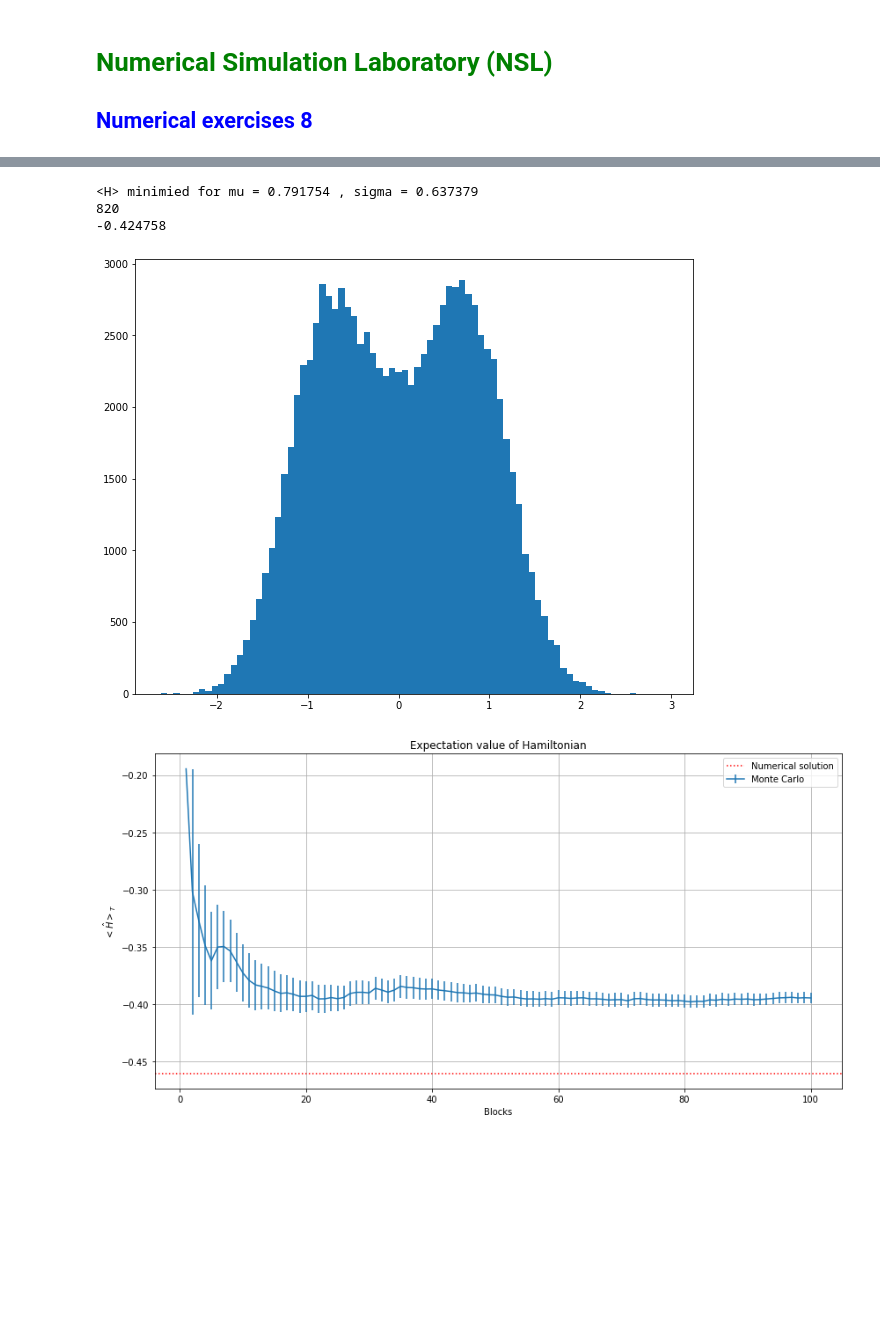
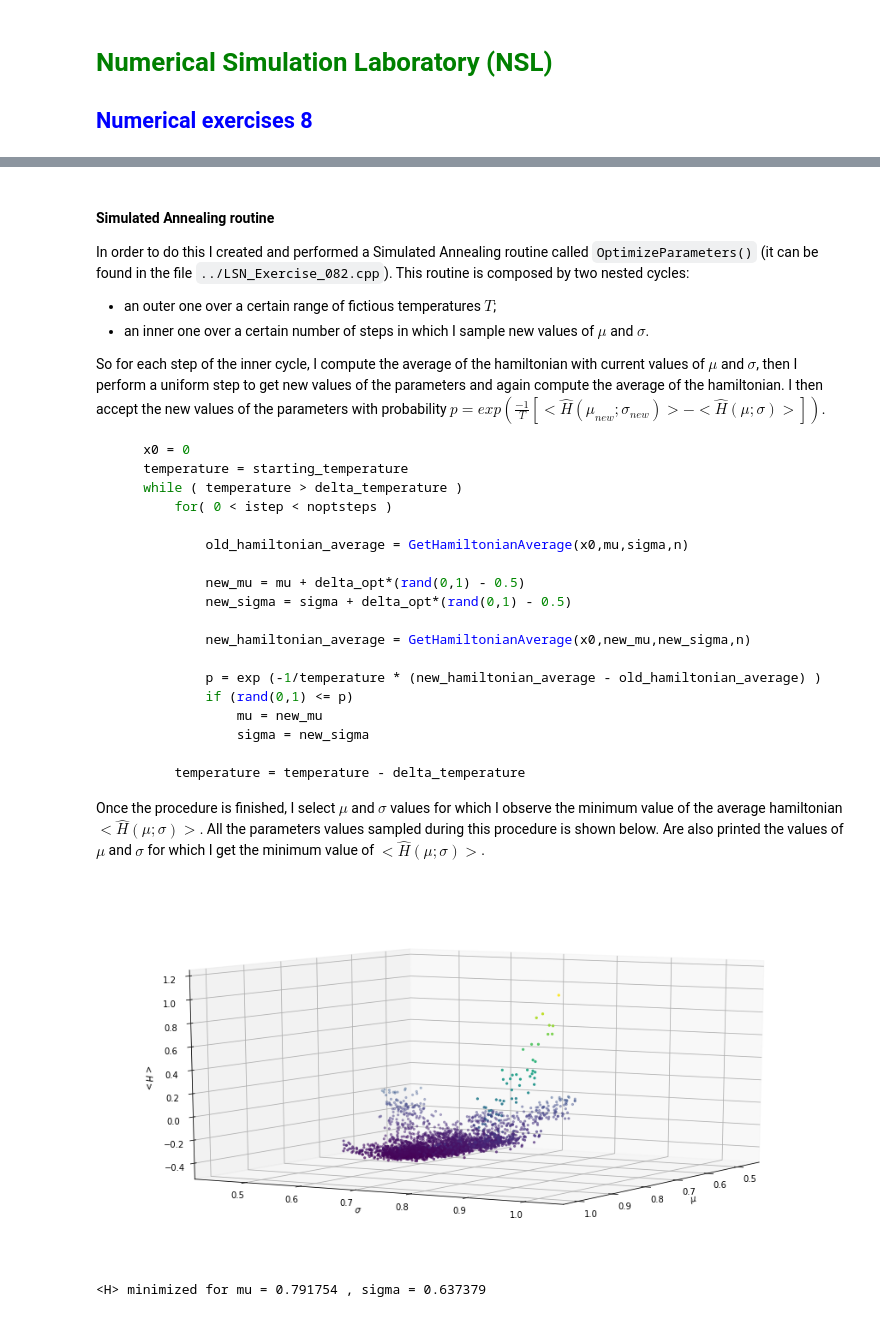
Before and after one commit to mattbona/numerical-simulation-laboratory, a Jupyter notebook: NSL-08/notebook/LSN_Exercises_08.ipynb, the cells around one changed output, grey strips where cells are left out. Saved outputs shown, nothing was run; the diff lists cells and outputs as text; code cells hidden in the pictures; blank space fills up the shorter version.

````diff
--- a/NSL-08/notebook/LSN_Exercises_08.ipynb
+++ b/NSL-08/notebook/LSN_Exercises_08.ipynb
@@ -4,42 +32,52 @@
+# %% [markdown]
+#### Simulated Annealing routine
+
+In order to do this I created and performed a Simulated Annealing routine called `OptimizeParameters()` (it can be found in the file `../LSN_Exercise_082.cpp`).
+This routine is composed by two nested cycles:
+- an outer one over a certain range of fictious temperatures $T$;
+- an inner one over a certain number of steps in which I sample new values of $\mu$ and $\sigma$.
+
+So for each step of the inner cycle, I compute the average of the hamiltonian with current values of $\mu$ and $\sigma$, then I perform a uniform step to get new values of the parameters and again compute the average of the hamiltonian.
+I then accept the new values of the parameters with probability $p = exp(\frac{-1}{T}[< \hat H(\mu_{new};\sigma_{new}) > - < \hat H(\mu;\sigma) >])$.
+
+```cpp
+    x0 = 0
+    temperature = starting_temperature
+    while ( temperature > delta_temperature )
+        for( 0 < istep < noptsteps )
+
+            old_hamiltonian_average = GetHamiltonianAverage(x0,mu,sigma,n)
+
+            new_mu = mu + delta_opt*(rand(0,1) - 0.5)
+            new_sigma = sigma + delta_opt*(rand(0,1) - 0.5)
+
+            new_hamiltonian_average = GetHamiltonianAverage(x0,new_mu,new_sigma,n)
+
+            p = exp (-1/temperature * (new_hamiltonian_average - old_hamiltonian_average) )
+            if (rand(0,1) <= p)
+                mu = new_mu
+                sigma = new_sigma
+
+        temperature = temperature - delta_temperature
+```
+
+Once the procedure is finished, I select $\mu$ and $\sigma$ values for which I observe the minimum value of the average hamiltonian $< \hat H(\mu;\sigma) >$.
+All the parameters values sampled during this procedure is shown below.
+Are also printed the values of $\mu$ and $\sigma$ for which I get the minimum value of $< \hat H(\mu;\sigma) >$.
 # %%
-import matplotlib.pyplot as plt
-import numpy as np
-from mpl_toolkits.mplot3d import Axes3D
-
-x_pos = np.loadtxt("../results/x_pos.dat")
-x_H, y_H, yerr_H = np.loadtxt("../results/h_ave.dat", unpack = True)
-
-plt.figure(figsize=(10,8))
-plt.hist(x_pos, 80)
-
-plt.figure(figsize=(14,7))
-
-plt.title("Expectation value of Hamiltonian")
-plt.xlabel('Blocks')
-plt.ylabel('$< \hat H >_T$')
-plt.axhline(y=-0.46046587969271563, color='r', linestyle="dotted", label = "Numerical solution")
-plt.errorbar(x_H, y_H, yerr_H, label = "Monte Carlo")
-plt.grid(True)
-plt.legend()
-
 mu, sigma, H = np.loadtxt("../results/sampled_mu_sigma.dat", usecols=(0,1,2), unpack = True)
 
-fig = plt.figure(figsize = (9, 6))
+fig = plt.figure(figsize = (12, 6))
 ax = Axes3D(fig)
 ax.scatter(mu, sigma, H, c=H, marker='.')
 ax.set_xlabel('$\mu$')
 ax.set_ylabel('$\sigma$')
 ax.set_zlabel('$<H>$')
 ax.view_init(10, 30)
 
-print("<H> minimied for mu =", mu[np.argsort(H)[0]], ", sigma =", sigma[np.argsort(H)[0]])
-print(np.argsort(H)[0])
-print(H[np.argsort(H)[0]])
+plt.show()
 
-plt.show()
+print("<H> minimized for mu =", mu[np.argsort(H)[0]], ", sigma =", sigma[np.argsort(H)[0]])
 # %% [output]
+[figure, new version]
-<H> minimied for mu = 0.791754 , sigma = 0.637379
-820
--0.424758
+<H> minimized for mu = 0.791754 , sigma = 0.637379
-[figure, old version]
-[figure, removed]
````
Also changed, not shown: parts of 13 cells of this notebook, 1 other file.
